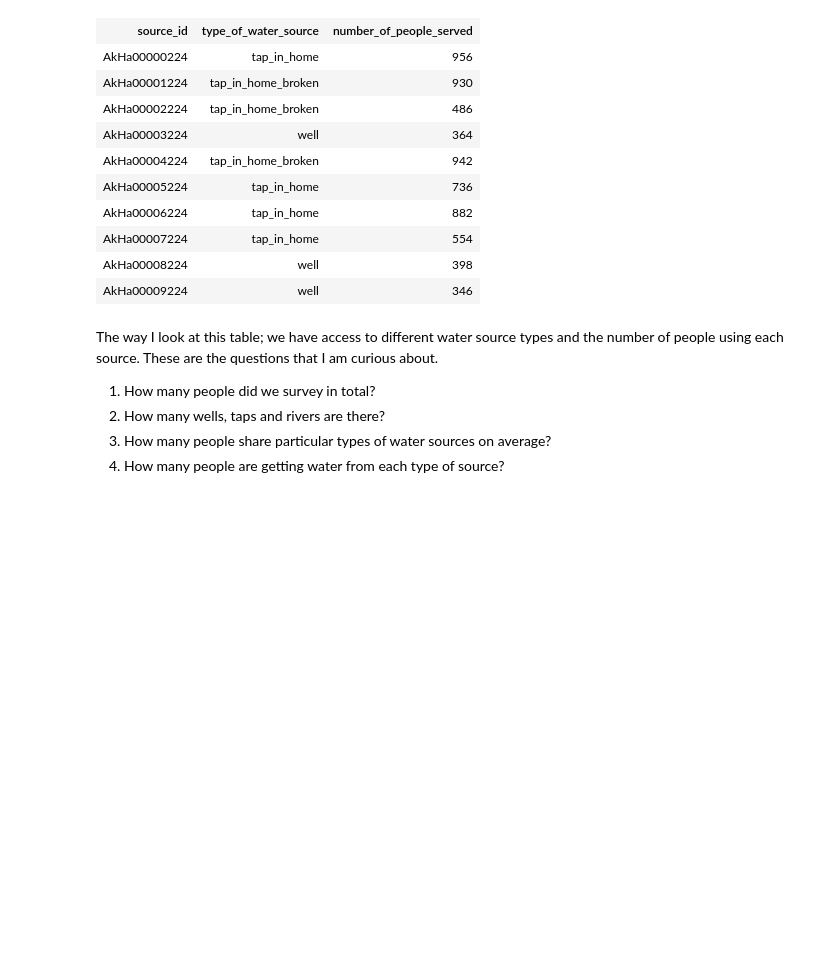
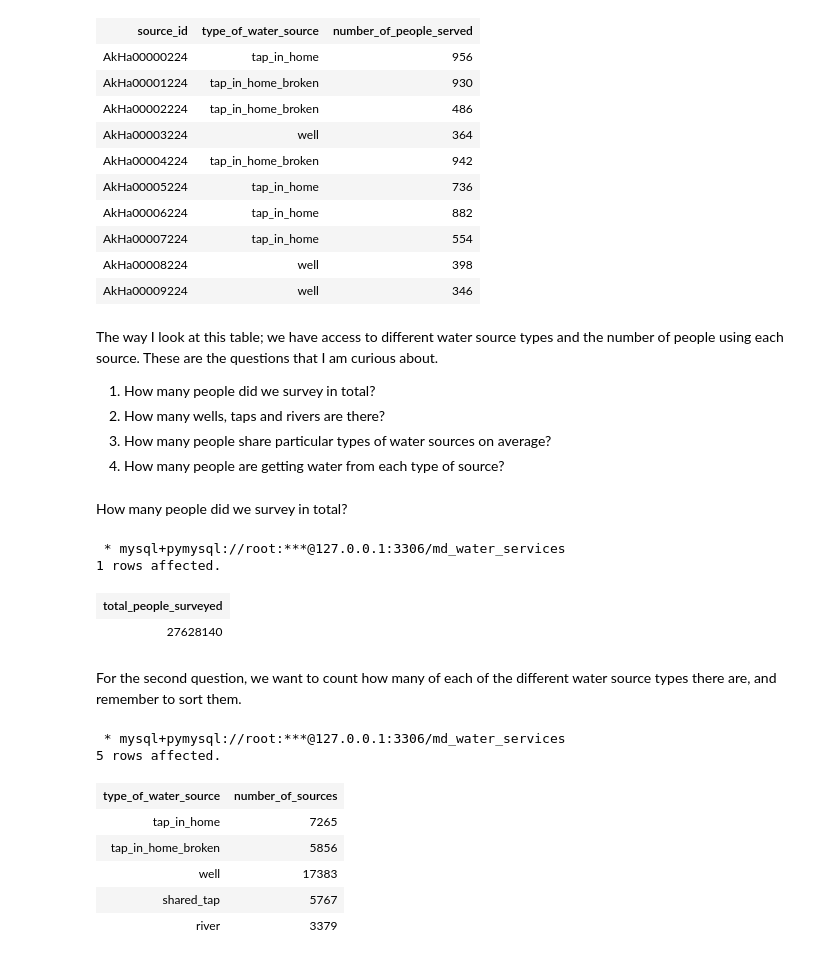
Before and after one commit to Ronald116/ALX_DATA_ANALYTICS, a Jupyter notebook: SQL/Integrated_Project_Pt2/Integrated_Project_Pt2.ipynb, the cells around one changed output. Cells and saved outputs as stored; diff of their text form; code cells hidden in the pictures; blank space fills up the shorter version.

```diff
--- a/SQL/Integrated_Project_Pt2/Integrated_Project_Pt2.ipynb
+++ b/SQL/Integrated_Project_Pt2/Integrated_Project_Pt2.ipynb
@@ -268,3 +268,35 @@ These are the questions that I am curious about.
 2. How many wells, taps and rivers are there?
 3. How many people share particular types of water sources on average?
 4. How many people are getting water from each type of source?
+# %% [markdown]
+How many people did we survey in total?
+# %%
+%%sql
+SELECT
+    SUM(number_of_people_served) AS total_people_surveyed
+FROM water_source;
+# %% [output]
+ * mysql+pymysql://root:***@127.0.0.1:3306/md_water_services
+1 rows affected.
+| total_people_surveyed |
+| 27628140 |
+# %% [markdown]
+For the second question, we want to count how many of each of the different water source types there are, and remember to sort them.
+# %%
+%%sql
+SELECT
+    type_of_water_source,
+    COUNT(type_of_water_source) AS number_of_sources
+FROM
+    water_source
+GROUP BY
+    type_of_water_source;
+# %% [output]
+ * mysql+pymysql://root:***@127.0.0.1:3306/md_water_services
+5 rows affected.
+| type_of_water_source | number_of_sources |
+| tap_in_home | 7265 |
+| tap_in_home_broken | 5856 |
+| well | 17383 |
+| shared_tap | 5767 |
+| river | 3379 |
```
Also changed, not shown: parts of 9 cells of this notebook.
